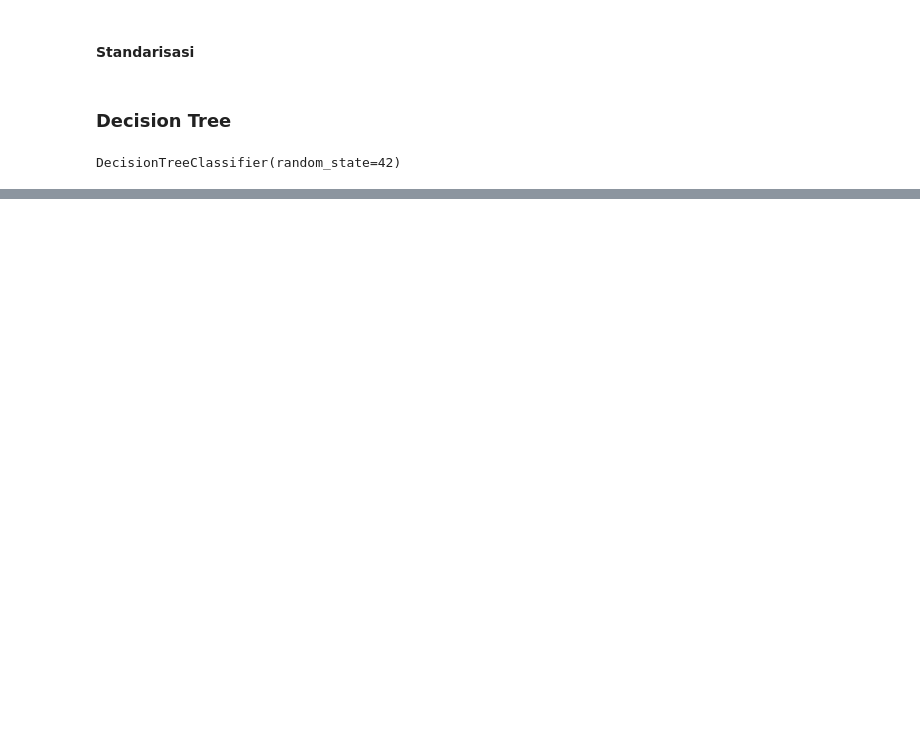
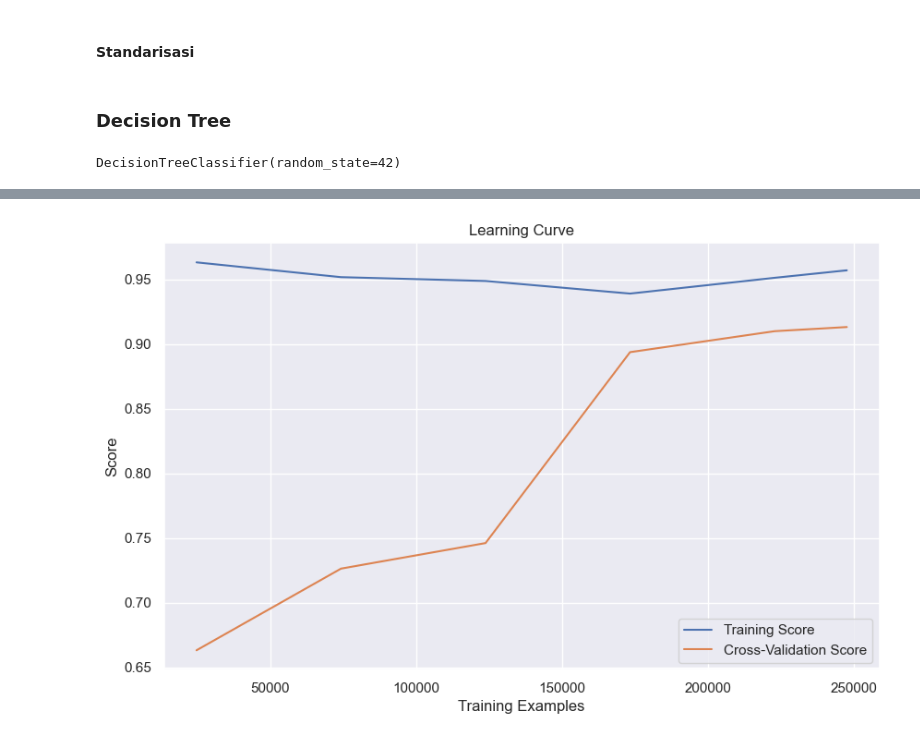
Before and after one commit to M-Fatoni/Loan-Prediction-Based-on-Customer-Behavior, a Jupyter notebook: Loan_Prediction.ipynb, the cells around one changed output, grey strips where cells are left out. Drawn from its saved outputs; the diff is of its cells as text; code cells hidden in the pictures; blank space fills up the shorter version.

```diff
--- a/Loan_Prediction.ipynb
+++ b/Loan_Prediction.ipynb
@@ -1152,0 +1184,8 @@ Akurasi pada data pengujian: 0.8849470899470899
+# %%
+train_sizes = [0.1, 0.3, 0.5, 0.7, 0.9, 1.0]
+
+train_sizes, train_scores, test_scores = learning_curve(
+    dt_classifier, X_train_resampled, y_train_resampled, train_sizes=train_sizes, cv=5)
+# %%
+train_scores_mean = np.mean(train_scores, axis=1)
+test_scores_mean = np.mean(test_scores, axis=1)
@@ -1152,0 +1197,12 @@ Akurasi pada data pengujian: 0.8849470899470899
+# %%
+plt.figure(figsize=(10, 6))
+plt.plot(train_sizes, train_scores_mean, label='Training Score')
+plt.plot(train_sizes, test_scores_mean, label='Cross-Validation Score')
+plt.xlabel('Training Examples')
+plt.ylabel('Score')
+plt.title('Learning Curve')
+plt.legend()
+plt.grid(True)
+plt.show()
+# %% [output]
+[figure, added]
```
Also changed, not shown: parts of 49 cells of this notebook.
